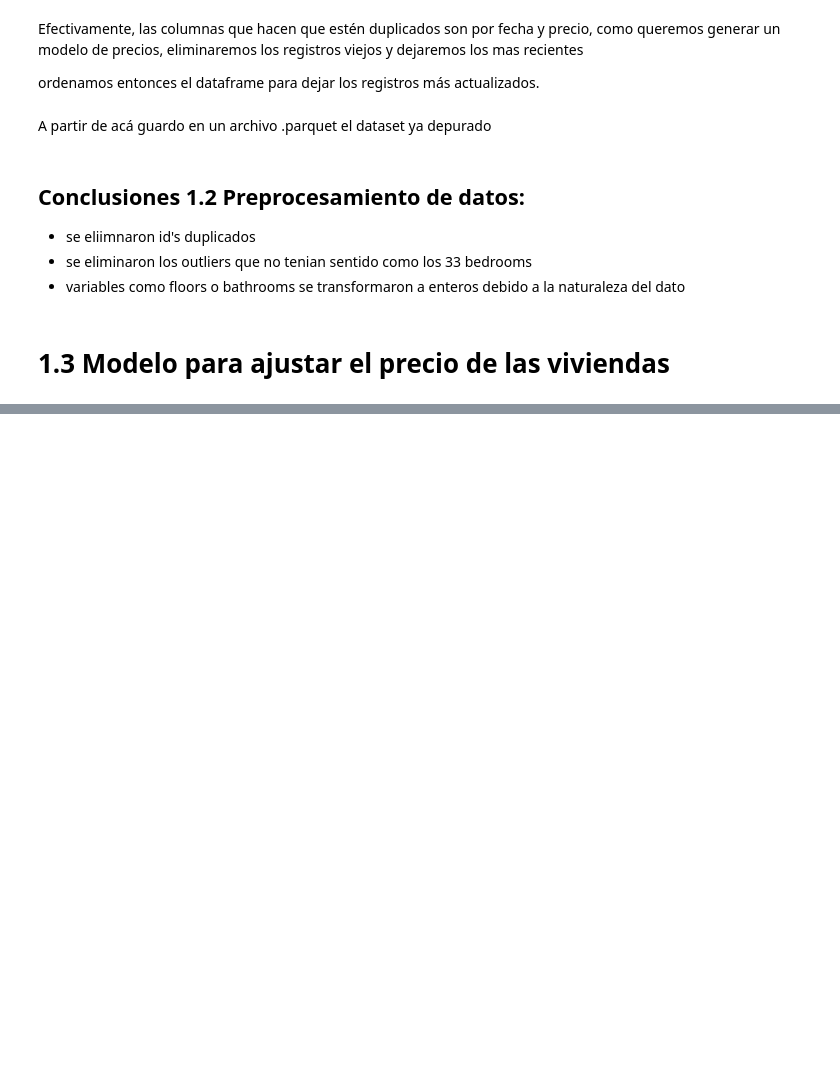
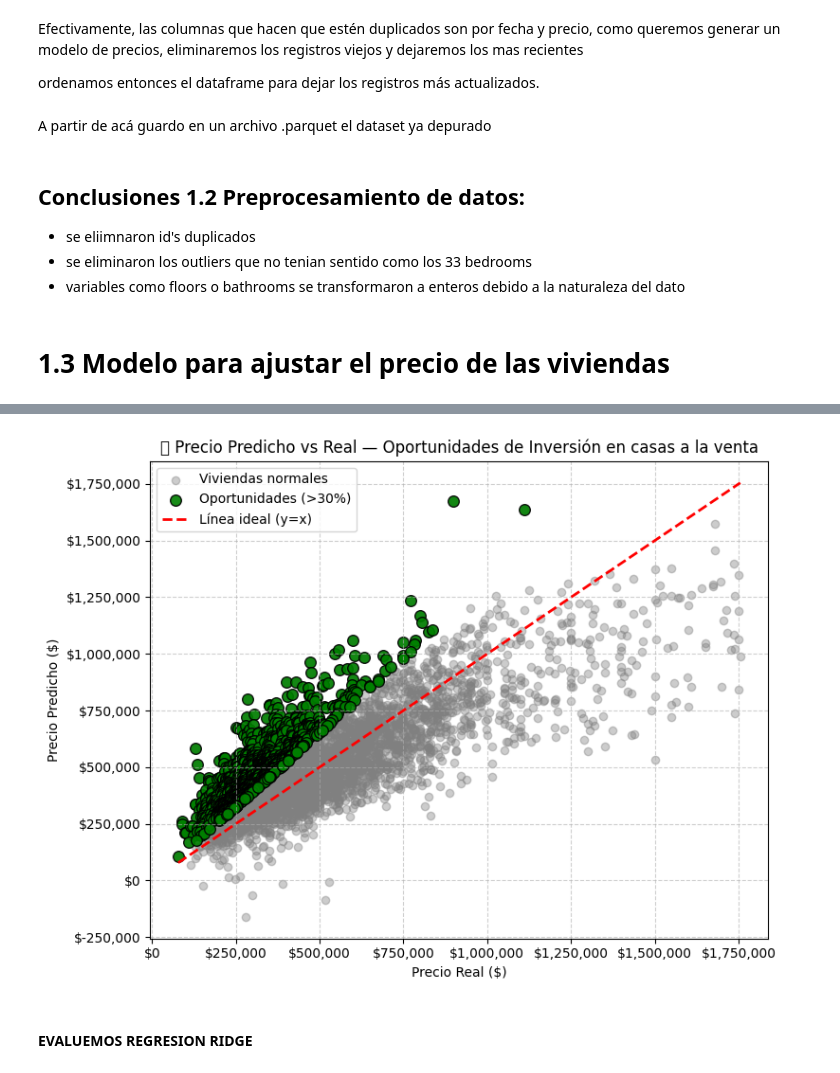
Before and after one commit to jodpinzonav/Prueba_Tecnica_Proteccion, a Jupyter notebook: primer_punto.ipynb, the cells around one changed output, grey strips where cells are left out. Saved outputs shown, nothing was run; the diff lists cells and outputs as text; code cells hidden in the pictures; blank space fills up the shorter version.

```diff
--- a/primer_punto.ipynb
+++ b/primer_punto.ipynb
@@ -555,0 +389,46 @@ print("✅ ANÁLISIS COMPLETADO")
+# %%
+# Crear DataFrame de inversión
+investment_df = X_test.copy()
+investment_df['precio_real'] = y_test.values
+investment_df['precio_predicho'] = y_pred
+investment_df['diferencia'] = investment_df['precio_predicho'] - investment_df['precio_real']  # si la diferencia es positiva, está subvaluada
+investment_df['potencial_pct'] = (investment_df['diferencia'] / investment_df['precio_real']) * 100
+
+# Filtrar oportunidades (subvaluadas > 10%)
+opportunities = investment_df[investment_df['potencial_pct'] > 30].sort_values(
+    'potencial_pct', ascending=False
+)
+
+preds_df = investment_df.copy()
+preds_df.rename(columns={'precio_real': 'price_true', 'precio_predicho': 'price_pred'}, inplace=True)
+
+plt.figure(figsize=(8,6))
+plt.scatter(preds_df['price_true'], preds_df['price_pred'],
+            alpha=0.4, color='gray', label='Viviendas normales')
+
+# Resaltar oportunidades de inversión
+plt.scatter(opportunities['precio_real'], opportunities['precio_predicho'],
+            alpha=0.9, color='green', s=70, edgecolor='black', label='Oportunidades (>30%)')
+
+# Línea ideal
+plt.plot([preds_df['price_true'].min(), preds_df['price_true'].max()],
+         [preds_df['price_true'].min(), preds_df['price_true'].max()],
+         'r--', lw=2, label='Línea ideal (y=x)')
+
+plt.title("📊 Precio Predicho vs Real — Oportunidades de Inversión en casas a la venta")
+plt.xlabel("Precio Real ($)")
+plt.ylabel("Precio Predicho ($)")
+plt.legend()
+plt.grid(True, linestyle='--', alpha=0.6)
+
+# Formato de ejes con $ y sin notación científica
+plt.ticklabel_format(style='plain', axis='both')
+plt.gca().get_xaxis().set_major_formatter(plt.FuncFormatter(lambda x, _: f'${x:,.0f}'))
+plt.gca().get_yaxis().set_major_formatter(plt.FuncFormatter(lambda y, _: f'${y:,.0f}'))
+
+plt.tight_layout()
+plt.show()
+# %% [output]
+[figure, added]
+# %% [markdown]
+#### EVALUEMOS REGRESION RIDGE
```
Also changed, not shown: parts of 20 cells of this notebook, 2 other files.
